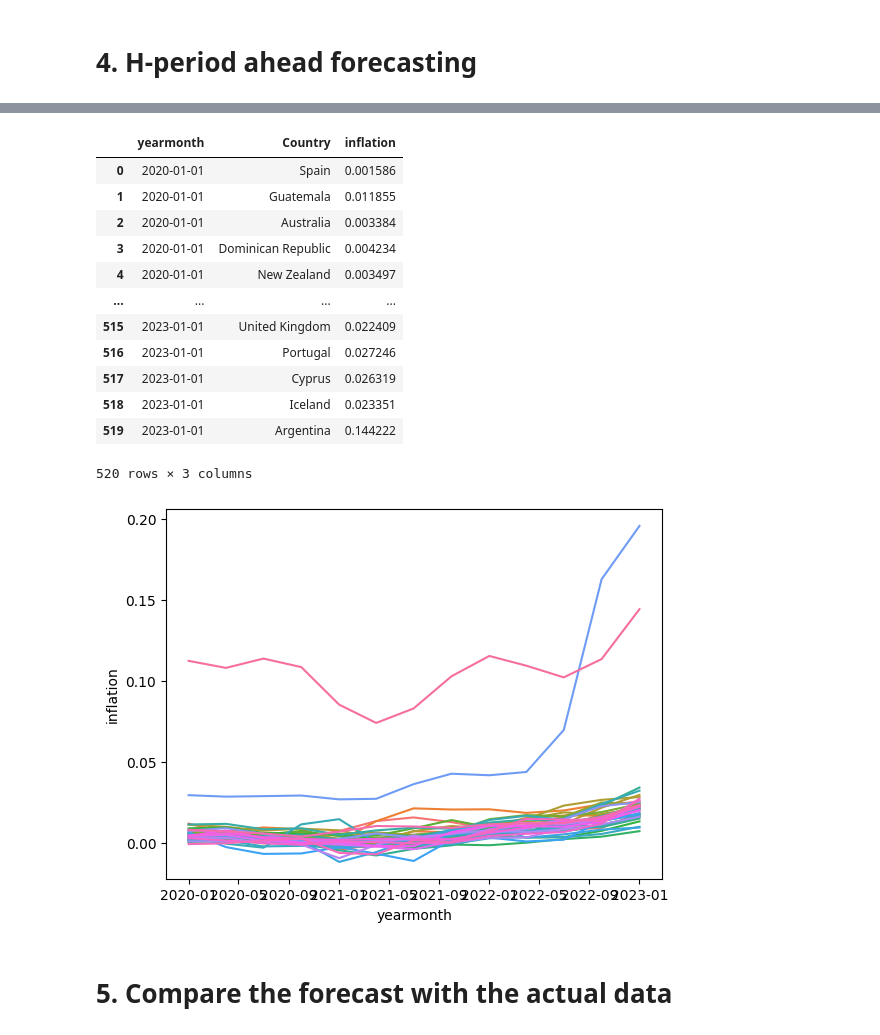
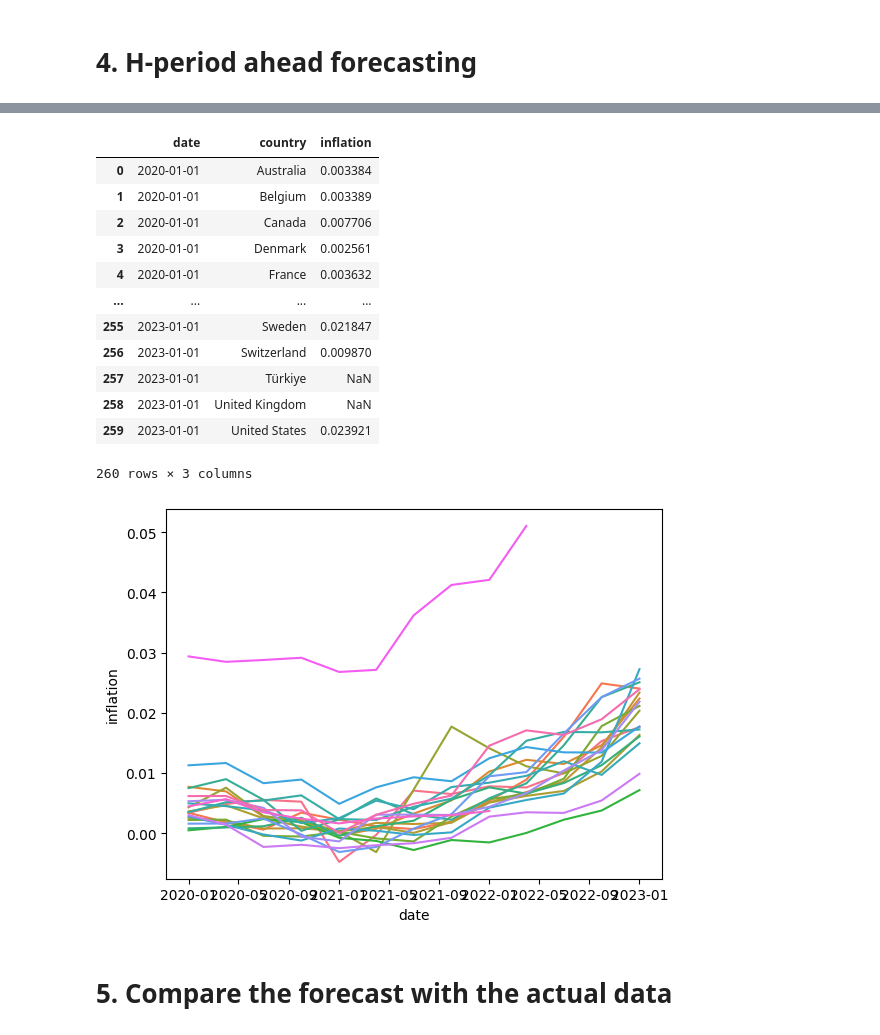
Before and after one commit to mvanaltvorst/seminar, a Jupyter notebook: notebooks/models/4_quarter_avg_model.ipynb, the cells around one changed output, grey strips where cells are left out. Saved outputs shown, nothing was run; the diff lists cells and outputs as text; code cells hidden in the pictures.

Commit message:
make 4 quarter model work with merged data

```diff
--- a/notebooks/models/4_quarter_avg_model.ipynb
+++ b/notebooks/models/4_quarter_avg_model.ipynb
@@ -26,0 +28,3 @@ df_inflation
+# %%
+df_merged = read_merged().reset_index()
+df_merged
@@ -51,6 +78,6 @@ df_inflation
 from warnings import filterwarnings
 
 filterwarnings('ignore')
-model.fit(df_inflation)
+model.fit(df_merged)
 # %% [markdown]
 # 3. Evaluation
@@ -106,36 +106,36 @@ df_inflation
 # %%
 from seminartools.models.utils import h_period_ahead_forecast
 
-forecast = h_period_ahead_forecast(model, df_inflation, "2020-01-01", h=3)
+forecast = h_period_ahead_forecast(model, df_merged, "2020-01-01", h=3)
 forecast
 # %% [output]
-|  | yearmonth | Country | inflation |
-| 0 | 2020-01-01 | Spain | 0.001586 |
-| 1 | 2020-01-01 | Guatemala | 0.011855 |
-| 2 | 2020-01-01 | Australia | 0.003384 |
-| 3 | 2020-01-01 | Dominican Republic | 0.004234 |
-| 4 | 2020-01-01 | New Zealand | 0.003497 |
+|  | date | country | inflation |
+| 0 | 2020-01-01 | Australia | 0.003384 |
+| 1 | 2020-01-01 | Belgium | 0.003389 |
+| 2 | 2020-01-01 | Canada | 0.007706 |
+| 3 | 2020-01-01 | Denmark | 0.002561 |
+| 4 | 2020-01-01 | France | 0.003632 |
 | ... | ... | ... | ... |
-| 515 | 2023-01-01 | United Kingdom | 0.022409 |
-| 516 | 2023-01-01 | Portugal | 0.027246 |
-| 517 | 2023-01-01 | Cyprus | 0.026319 |
-| 518 | 2023-01-01 | Iceland | 0.023351 |
-| 519 | 2023-01-01 | Argentina | 0.144222 |
+| 255 | 2023-01-01 | Sweden | 0.021847 |
+| 256 | 2023-01-01 | Switzerland | 0.009870 |
+| 257 | 2023-01-01 | Türkiye | NaN |
+| 258 | 2023-01-01 | United Kingdom | NaN |
+| 259 | 2023-01-01 | United States | 0.023921 |
-520 rows × 3 columns
+260 rows × 3 columns
 # %%
 import seaborn as sns
 import matplotlib.pyplot as plt
 
 sns.lineplot(
     data = forecast,
-    x = "yearmonth",
+    x = "date",
     y = "inflation",
-    hue = "Country"
+    hue = "country"
 )
 # turn off legend
 plt.legend().remove()
 # %% [output]
-[figure, old version]
+[figure, new version]
 # %% [markdown]
 # 5. Compare the forecast with the actual data
 # %%
```
Also changed, not shown: parts of 13 cells of this notebook, 1 other file.
